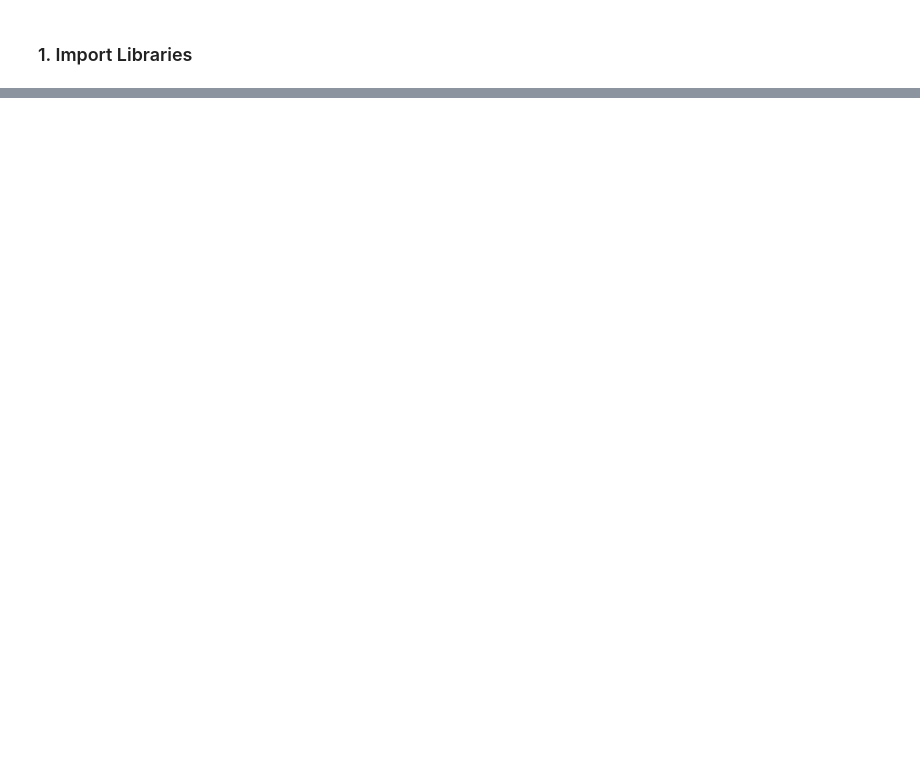
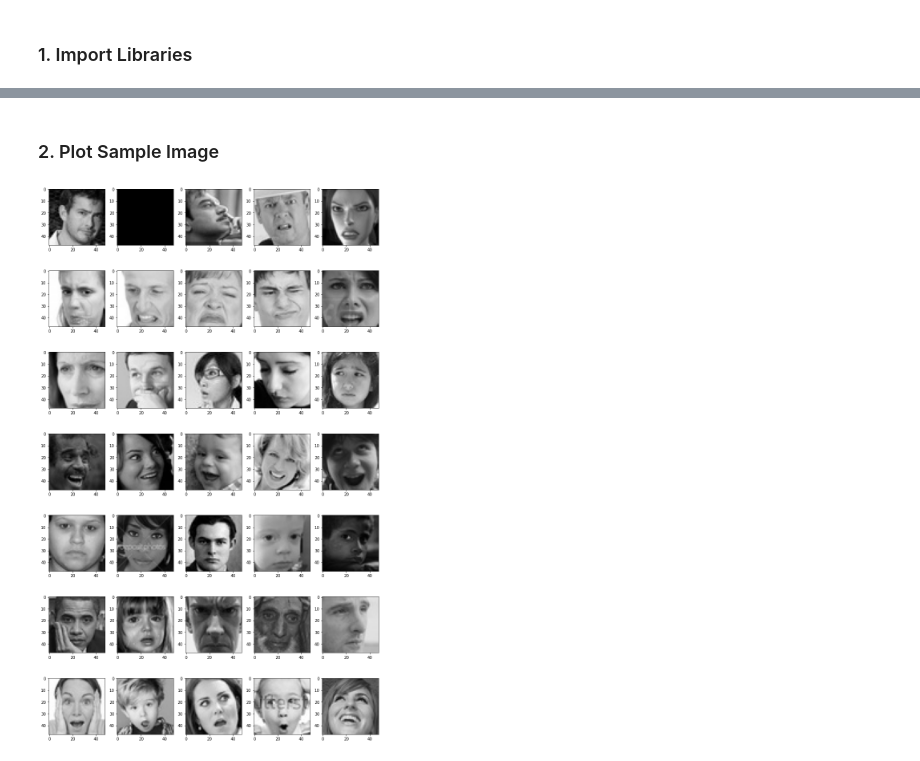
Before and after one commit to lthanh0711/FacialExpressionRecognition, a Jupyter notebook: FacialExpressionRecognition.ipynb, the cells around one changed output, grey strips where cells are left out. Drawn from its saved outputs; the diff is of its cells as text; code cells hidden in the pictures; blank space fills up the shorter version.

Commit message:
import and plot sample

```diff
--- a/FacialExpressionRecognition.ipynb
+++ b/FacialExpressionRecognition.ipynb
@@ -26,0 +56,6 @@ ModuleNotFoundError: ignored
+# %% [markdown]
+### 2. Plot Sample Image
+# %%
+utils.datasets.fer.plot_example_images(plt).show()
+# %% [output]
+[figure, added]
```
Also changed, not shown: parts of 8 cells of this notebook.
